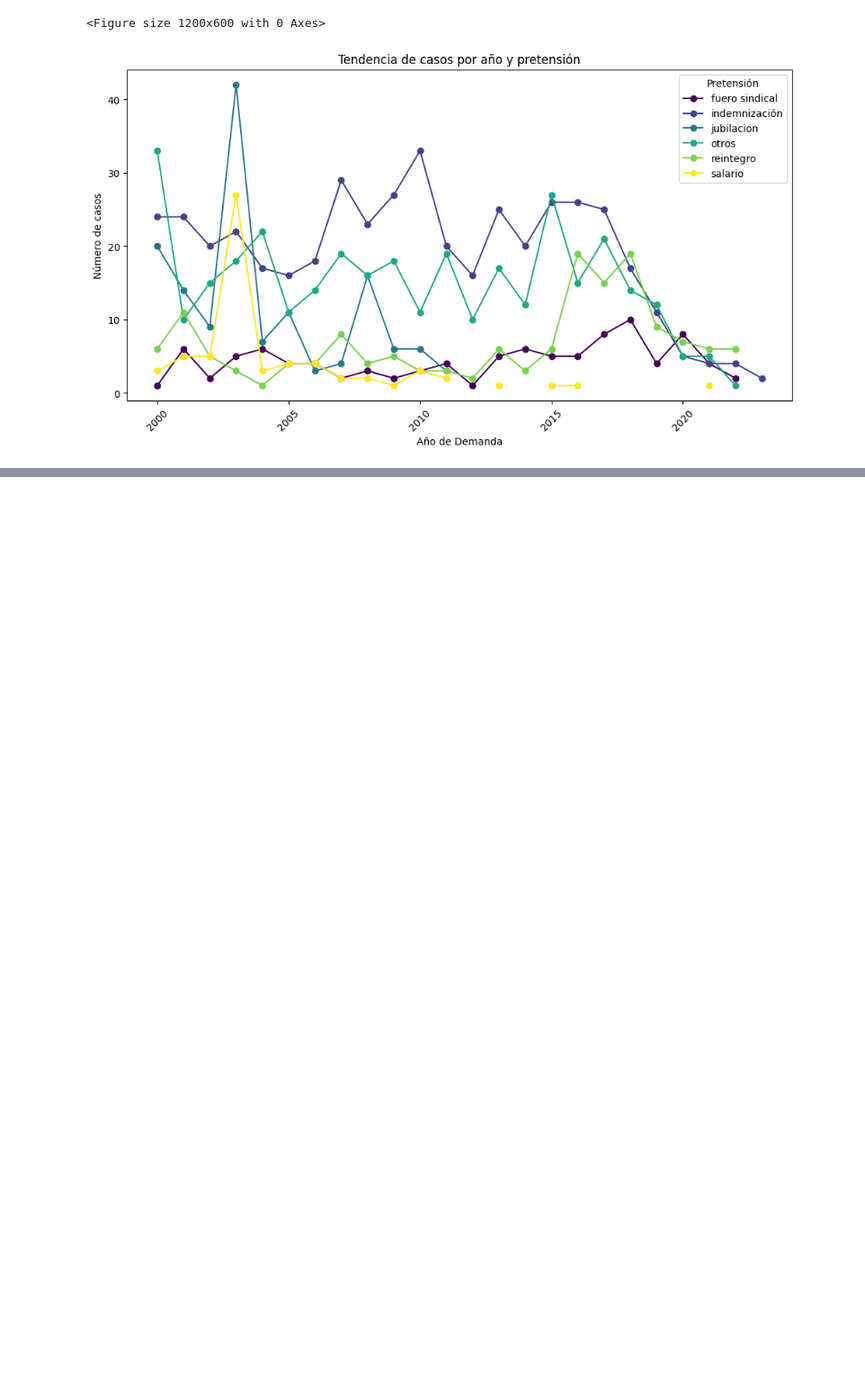
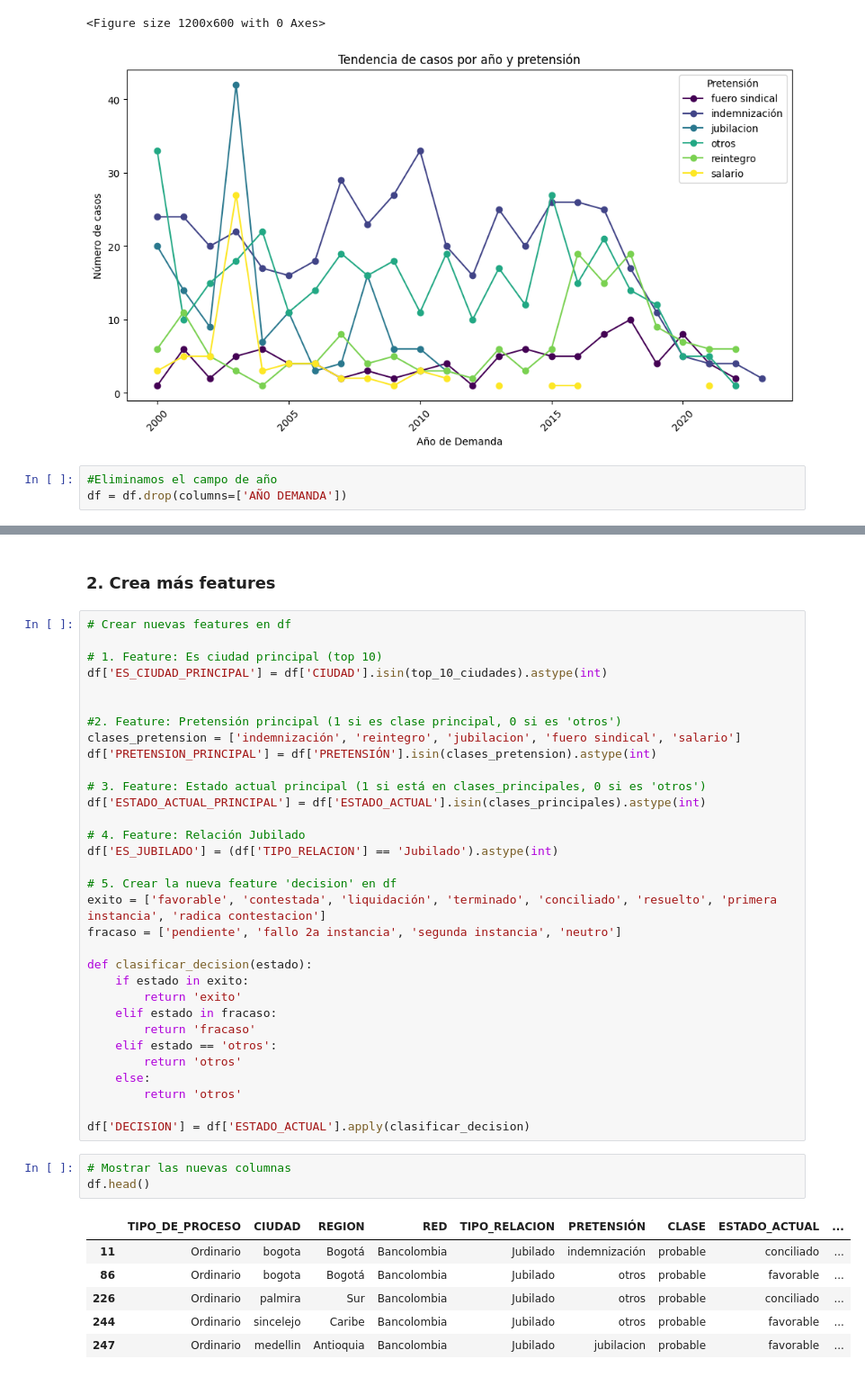
Before and after one commit to jforero281/Segmentaci-n_inteligente_abogados, a Jupyter notebook: solucion_ejercicio.ipynb, the cells around one changed output, grey strips where cells are left out. Shown at 90% size. Cells and saved outputs as stored; diff of their text form; blank space fills up the shorter version.

```diff
--- a/solucion_ejercicio.ipynb
+++ b/solucion_ejercicio.ipynb
@@ -742,3 +792,6 @@ plt.show()
 # %% [output]
 <Figure size 1200x600 with 0 Axes>
 [figure]
+# %%
+#Eliminamos el campo de año
+df = df.drop(columns=['AÑO DEMANDA'])
@@ -744,0 +844,44 @@ plt.show()
+# %% [markdown]
+### 2.  Crea más features
+# %%
+# Crear nuevas features en df
+
+# 1. Feature: Es ciudad principal (top 10)
+df['ES_CIUDAD_PRINCIPAL'] = df['CIUDAD'].isin(top_10_ciudades).astype(int)
+
+
+#2. Feature: Pretensión principal (1 si es clase principal, 0 si es 'otros')
+clases_pretension = ['indemnización', 'reintegro', 'jubilacion', 'fuero sindical', 'salario']
+df['PRETENSION_PRINCIPAL'] = df['PRETENSIÓN'].isin(clases_pretension).astype(int)
+
+# 3. Feature: Estado actual principal (1 si está en clases_principales, 0 si es 'otros')
+df['ESTADO_ACTUAL_PRINCIPAL'] = df['ESTADO_ACTUAL'].isin(clases_principales).astype(int)
+
+# 4. Feature: Relación Jubilado
+df['ES_JUBILADO'] = (df['TIPO_RELACION'] == 'Jubilado').astype(int)
+
+# 5. Crear la nueva feature 'decision' en df
+exito = ['favorable', 'contestada', 'liquidación', 'terminado', 'conciliado', 'resuelto', 'primera instancia', 'radica contestacion']
+fracaso = ['pendiente', 'fallo 2a instancia', 'segunda instancia', 'neutro']
+
+def clasificar_decision(estado):
+    if estado in exito:
+        return 'exito'
+    elif estado in fracaso:
+        return 'fracaso'
+    elif estado == 'otros':
+        return 'otros'
+    else:
+        return 'otros'
+
+df['DECISION'] = df['ESTADO_ACTUAL'].apply(clasificar_decision)
+# %%
+# Mostrar las nuevas columnas
+df.head()
+# %% [output]
+|  | TIPO_DE_PROCESO | CIUDAD | REGION | RED | TIPO_RELACION | PRETENSIÓN | CLASE | ESTADO_ACTUAL | ... |
+| 11 | Ordinario | bogota | Bogotá | Bancolombia | Jubilado | indemnización | probable | conciliado | ... |
+| 86 | Ordinario | bogota | Bogotá | Bancolombia | Jubilado | otros | probable | favorable | ... |
+| 226 | Ordinario | palmira | Sur | Bancolombia | Jubilado | otros | probable | conciliado | ... |
+| 244 | Ordinario | sincelejo | Caribe | Bancolombia | Jubilado | otros | probable | favorable | ... |
+| 247 | Ordinario | medellin | Antioquia | Bancolombia | Jubilado | jubilacion | probable | favorable | ... |
```
Also changed, not shown: parts of 50 cells of this notebook, 1 other file.
